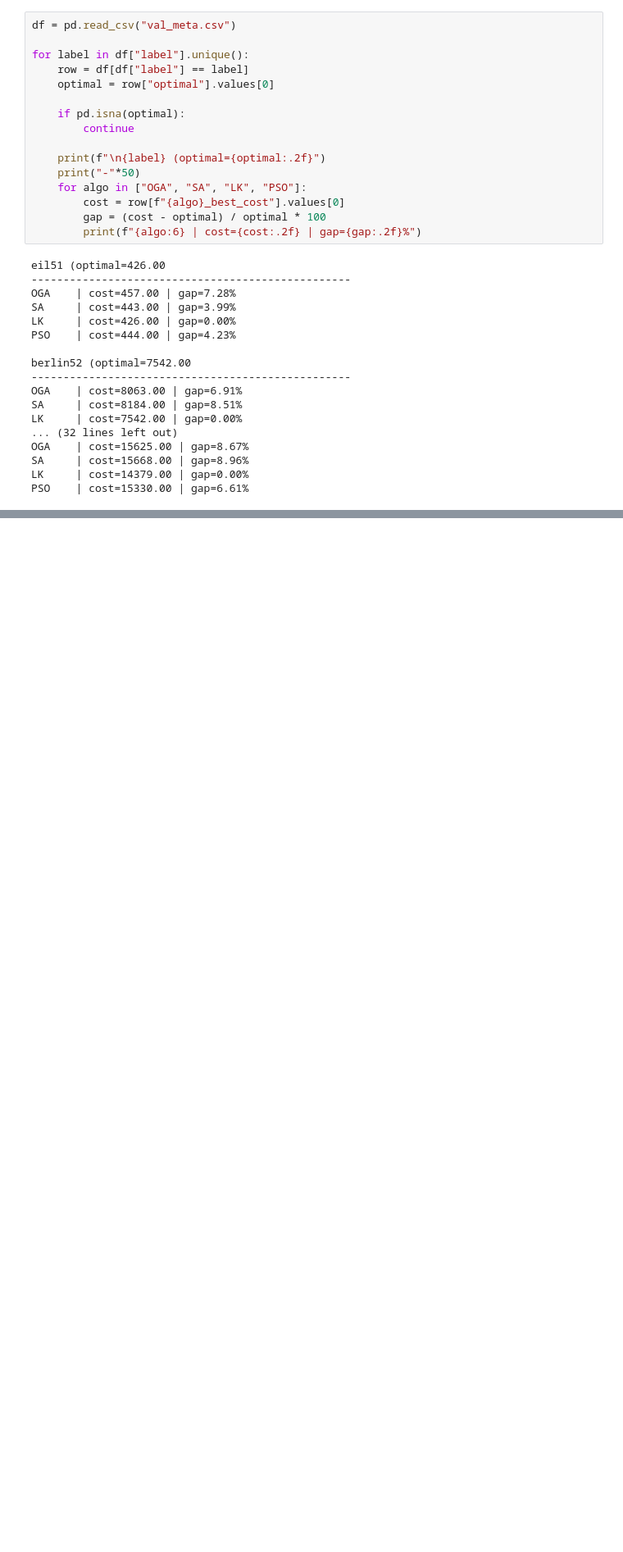
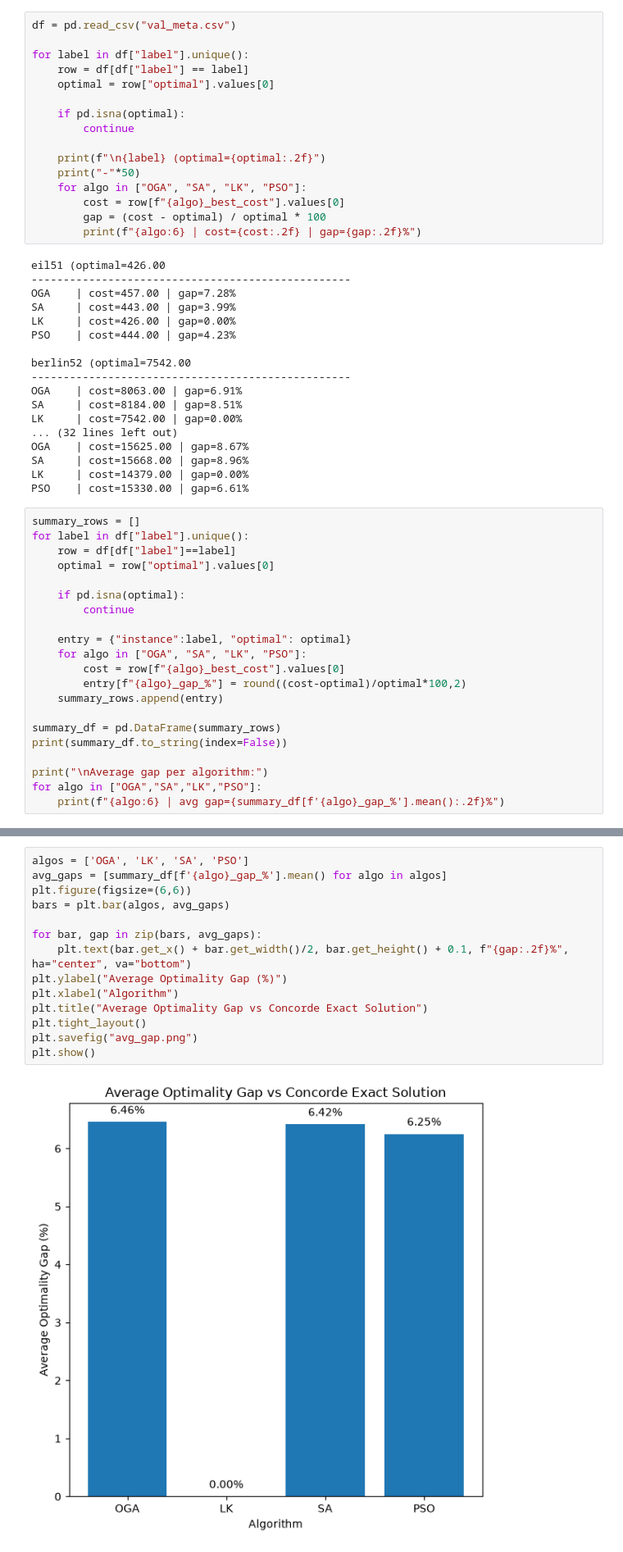
Before and after one commit to shawngp/TSP-Meta-Learning-ML-Model, a Jupyter notebook: tsp_gen.ipynb, the cells around one changed output, grey strips where cells are left out. Shown at 82% size. Drawn from its saved outputs; the diff is of its cells as text; blank space fills up the shorter version.

```diff
--- a/tsp_gen.ipynb
+++ b/tsp_gen.ipynb
@@ -869,3 +869,24 @@ OGA    | cost=15625.00 | gap=8.67%
 SA     | cost=15668.00 | gap=8.96%
 LK     | cost=14379.00 | gap=0.00%
 PSO    | cost=15330.00 | gap=6.61%
+# %%
+summary_rows = []
+for label in df["label"].unique():
+    row = df[df["label"]==label]
+    optimal = row["optimal"].values[0]
+
+    if pd.isna(optimal):
+        continue
+
+    entry = {"instance":label, "optimal": optimal}
+    for algo in ["OGA", "SA", "LK", "PSO"]:
+        cost = row[f"{algo}_best_cost"].values[0]
+        entry[f"{algo}_gap_%"] = round((cost-optimal)/optimal*100,2)
+    summary_rows.append(entry)
+
+summary_df = pd.DataFrame(summary_rows)
+print(summary_df.to_string(index=False))
+
+print("\nAverage gap per algorithm:")
+for algo in ["OGA","SA","LK","PSO"]:
+    print(f"{algo:6} | avg gap={summary_df[f'{algo}_gap_%'].mean():.2f}%")
@@ -871,0 +908,16 @@ PSO    | cost=15330.00 | gap=6.61%
+# %%
+algos = ['OGA', 'LK', 'SA', 'PSO']
+avg_gaps = [summary_df[f'{algo}_gap_%'].mean() for algo in algos]
+plt.figure(figsize=(6,6))
+bars = plt.bar(algos, avg_gaps)
+
+for bar, gap in zip(bars, avg_gaps):
+    plt.text(bar.get_x() + bar.get_width()/2, bar.get_height() + 0.1, f"{gap:.2f}%", ha="center", va="bottom")
+plt.ylabel("Average Optimality Gap (%)")
+plt.xlabel("Algorithm")
+plt.title("Average Optimality Gap vs Concorde Exact Solution")
+plt.tight_layout()
+plt.savefig("avg_gap.png")
+plt.show()
+# %% [output]
+[figure, added]
```
Also changed, not shown: parts of 8 cells of this notebook.
